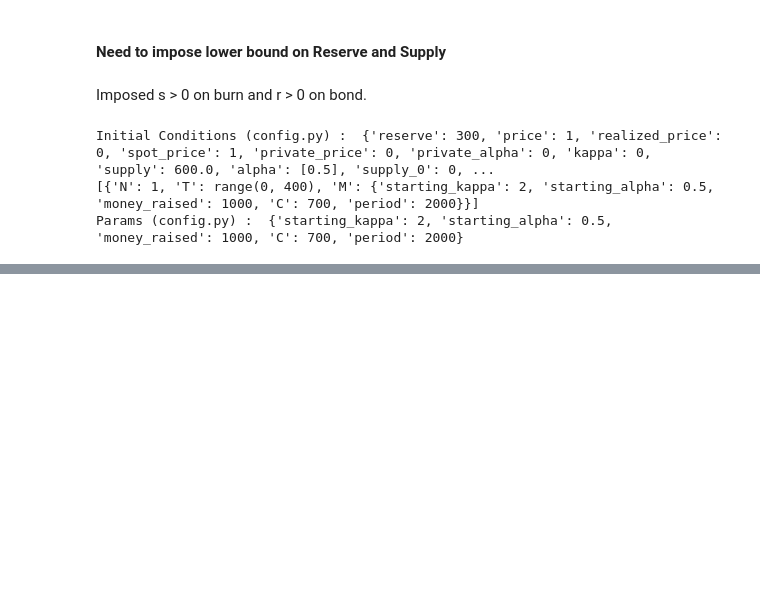
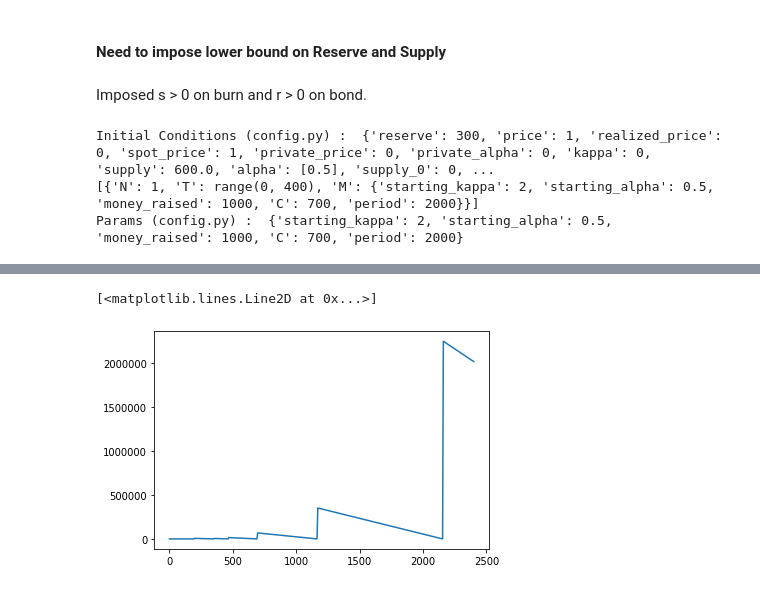
Before and after one commit to BlockScience/Risk-Adjusted-Bonding-Curves, a Jupyter notebook: Model/bondingcurve_tests.ipynb, the cells around one changed output, grey strips where cells are left out. Drawn from its saved outputs; the diff is of its cells as text; code cells hidden in the pictures; blank space fills up the shorter version.

```diff
--- a/Model/bondingcurve_tests.ipynb
+++ b/Model/bondingcurve_tests.ipynb
@@ -103,0 +109,5 @@ plt.plot(experiments2.dataset[0].supply)
+# %%
+plt.plot(experiments2.dataset[0].spot_price)
+# %% [output]
+[<matplotlib.lines.Line2D at 0x...>]
+[figure, added]
```
Also changed, not shown: parts of 4 cells of this notebook, 2 other files.
